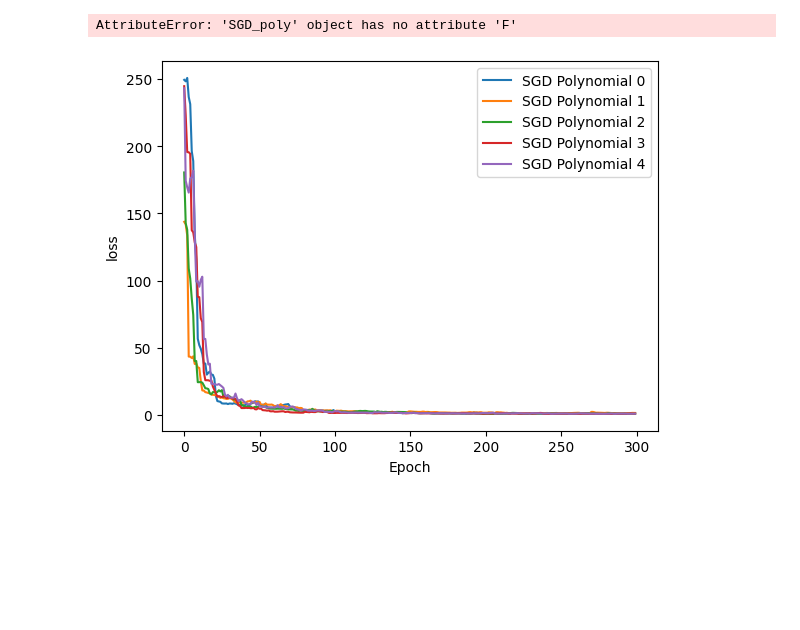
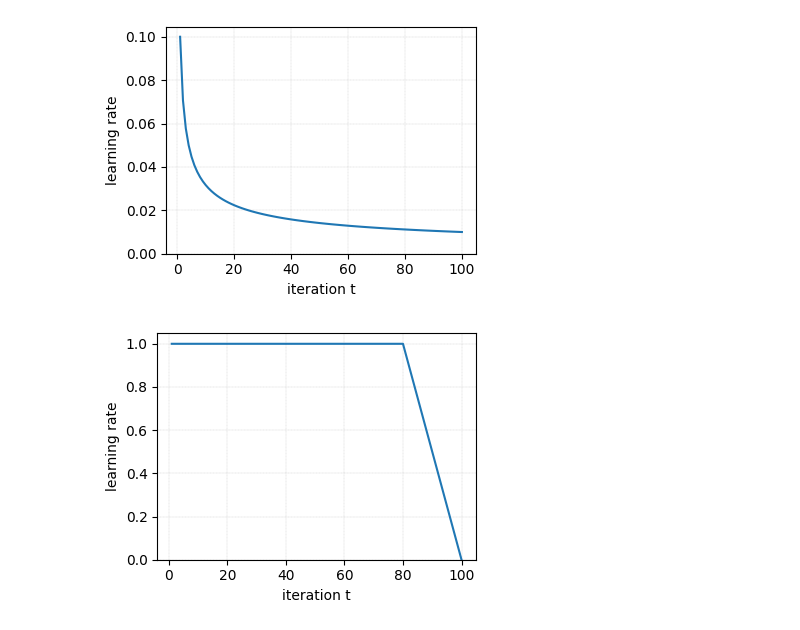
Before and after one commit to noecolomban/Least_Squares, a Jupyter notebook: notebook_plot.ipynb, the cells around one changed output. Drawn from its saved outputs; the diff is of its cells as text; code cells hidden in the pictures; blank space fills up the shorter version.

Commit message:
With schedules

```diff
--- a/notebook_plot.ipynb
+++ b/notebook_plot.ipynb
@@ -6,25 +11,26 @@ from files.SGD import SGD_poly, SGD_wsd
 # %%
 dim = 10
 sigma = 0.5
 sim = LinearRegression(dim=dim, sigma=sigma, n_samples=2000)
+
+x0 = np.random.multivariate_normal(np.zeros(dim), np.eye(dim))
+
+
+wsd = WSDSchedule()
+poly = PolynomialSchedule(
+    steps=100,
+    base_lr=0.1,
+    exponent=0.5
+)
+sgd = SGD(
+    sim=sim,
+    x0=x0,
+    schedule=wsd
+)
+
+poly.plot()
+wsd.plot()
+# %% [output]
+[figure, added]
+[figure, added]
-# %%
-x_0 = np.random.normal(np.random.normal(size=sim.dim))
-T=300
-for i in range(5):
-    sgd = SGD_poly(sim, x_0, 0.01, 0.1)
-    sgd.train(T=T, label=f"SGD Polynomial {i}")
-sgd.plot(T=T)
-plt.yscale("log")
-plt.show()
-
-x_0 = np.random.normal(np.random.normal(size=sim.dim))
-T=300
-for i in range(10):
-    sgd = SGD_wsd(sim, x_0, T*0.3, T, 0.001)
-    sgd.train(T=T, label="SGD Polynomial")
-sgd.plot(T=T)
-plt.show()
-# %% [output]
-AttributeError: 'SGD_poly' object has no attribute 'F'
-[figure, removed]
 # %%
```
Also changed, not shown: parts of 2 cells of this notebook, 19 other files.
